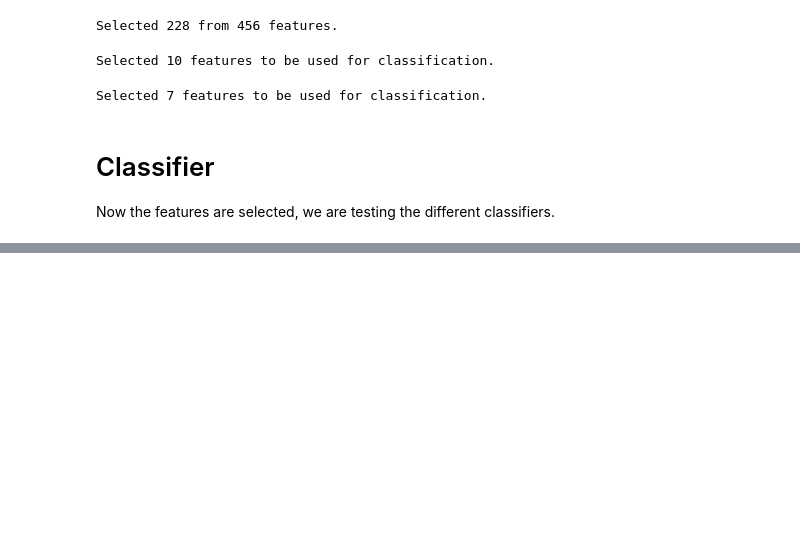
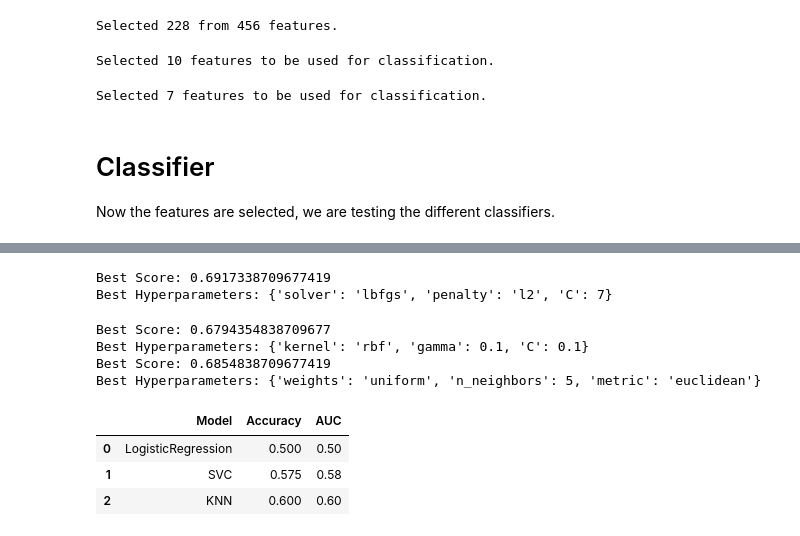
Before and after one commit to crystaljwang/tm10007-group-3, a Jupyter notebook: main_code.ipynb, the cells around one changed output, grey strips where cells are left out. Cells and saved outputs as stored; diff of their text form; code cells hidden in the pictures; blank space fills up the shorter version.

```diff
--- a/main_code.ipynb
+++ b/main_code.ipynb
@@ -171,7 +161,9 @@ def replace_outliers(X_train, X_val, X_test):
 X_train, X_val, X_test = replace_outliers(X_train, X_val, X_test)
 # %%
 # ----- Data Scaling -----
-scaler = MinMaxScaler()  # define scaler
+# scaler = MinMaxScaler()  # define scaler
+# scaler = RobustScaler()  # define scaler
+scaler = StandardScaler()
 
 X_train = scaler.fit_transform(X_train)  # fit scaler on train set
 X_val = scaler.transform(X_val)  # apply fitted scaler on validation set
@@ -352,3 +301,74 @@ The average test AUC is 0.74
+# %%
+# VALIDATION
+
+import numpy as np
+from sklearn.feature_selection import SelectKBest,f_regression
+from sklearn.pipeline import Pipeline
+from sklearn.linear_model import LinearRegression
+from sklearn.neighbors import KNeighborsRegressor
+from sklearn.preprocessing import StandardScaler
+from sklearn.ensemble import RandomForestRegressor
+from sklearn.model_selection import GridSearchCV
+from sklearn.model_selection import RandomizedSearchCV
+from sklearn.metrics import mean_squared_error
+from sklearn.neighbors import KNeighborsClassifier
+from sklearn.ensemble import GradientBoostingClassifier, RandomForestClassifier
+from sklearn.linear_model import LogisticRegression, RidgeClassifier
+from sklearn import svm
+
+model_pipeline = [LogisticRegression(max_iter=1000), SVC(), KNeighborsClassifier()]
+
+
+# Grid lists
+param_grid_LR = {'solver': ['lbfgs', 'liblinear', 'newton-cg', 'newton-cholesky', 'sag', 'saga'],
+                  'penalty': ['l2'],
+                  'C': list(range(1,10,2))}
+param_grid_SVC = {'C': [0.1, 1, 10, 100],
+              'gamma': [1, 0.1, 0.01, 0.001, 0.0001],
+              'kernel': ['rbf']}
+param_grid_KNN = {'n_neighbors': list(range(1,10,1)),
+              'weights': ['uniform', 'distance'],
+              'metric': ['euclidean', 'manhattan', 'minkowski']}
+
+# model_list = ['LogisticRegression', 'SVC', 'Linear SVC', 'KNN', 'Decision Tree', 'Random Forest', 'Naive Bayes']
+model_list = ['LogisticRegression', 'SVC', 'KNN']
+grid_list = [param_grid_LR, param_grid_SVC, param_grid_KNN]
+acc_list = []
+auc_list = []
+cm_list = []
+fit_model = []
+
+# Execute pipeline
+for model, grid in zip(model_pipeline, grid_list):
+  search = RandomizedSearchCV(
+          model, grid,
+          n_iter=500, scoring='accuracy', n_jobs=-1, cv=5, random_state=1)
+
+  fit_model.append(search.fit(X_train, y_train))  # train model
+
+  print('Best Score: %s' % search.best_score_)
+  print('Best Hyperparameters: %s' % search.best_params_)
+
+  y_pred = search.predict(X_val)  # use trained model to predict values of y
+  acc_list.append(metrics.accuracy_score(y_val, y_pred))  # calculate accuracy on prediction of y
+  fpr, tpr, _thresholds = metrics.roc_curve(y_val, y_pred)
+  auc_list.append(round(metrics.auc(fpr, tpr),2))  # calculate area under the curve on prediction of y
+  cm_list.append(confusion_matrix(y_val, y_pred))  # make confusion matrix on prediction of y
+  # learning_curve(X_train, y_train, model)  #make a learning curve with function learning curve. NB: this is a different model than the model trained above
+
+result_df = pd.DataFrame({'Model':model_list, 'Accuracy': acc_list, 'AUC': auc_list})
+result_df
+# %% [output]
+Best Score: 0.6917338709677419
+Best Hyperparameters: {'solver': 'lbfgs', 'penalty': 'l2', 'C': 7}
+Best Score: 0.6794354838709677
+Best Hyperparameters: {'kernel': 'rbf', 'gamma': 0.1, 'C': 0.1}
+Best Score: 0.6854838709677419
+Best Hyperparameters: {'weights': 'uniform', 'n_neighbors': 5, 'metric': 'euclidean'}
+|  | Model | Accuracy | AUC |
+| 0 | LogisticRegression | 0.500 | 0.50 |
+| 1 | SVC | 0.575 | 0.58 |
+| 2 | KNN | 0.600 | 0.60 |
 # %%
 # ----- TEST SET ------
 
```
Also changed, not shown: parts of 8 cells of this notebook.
